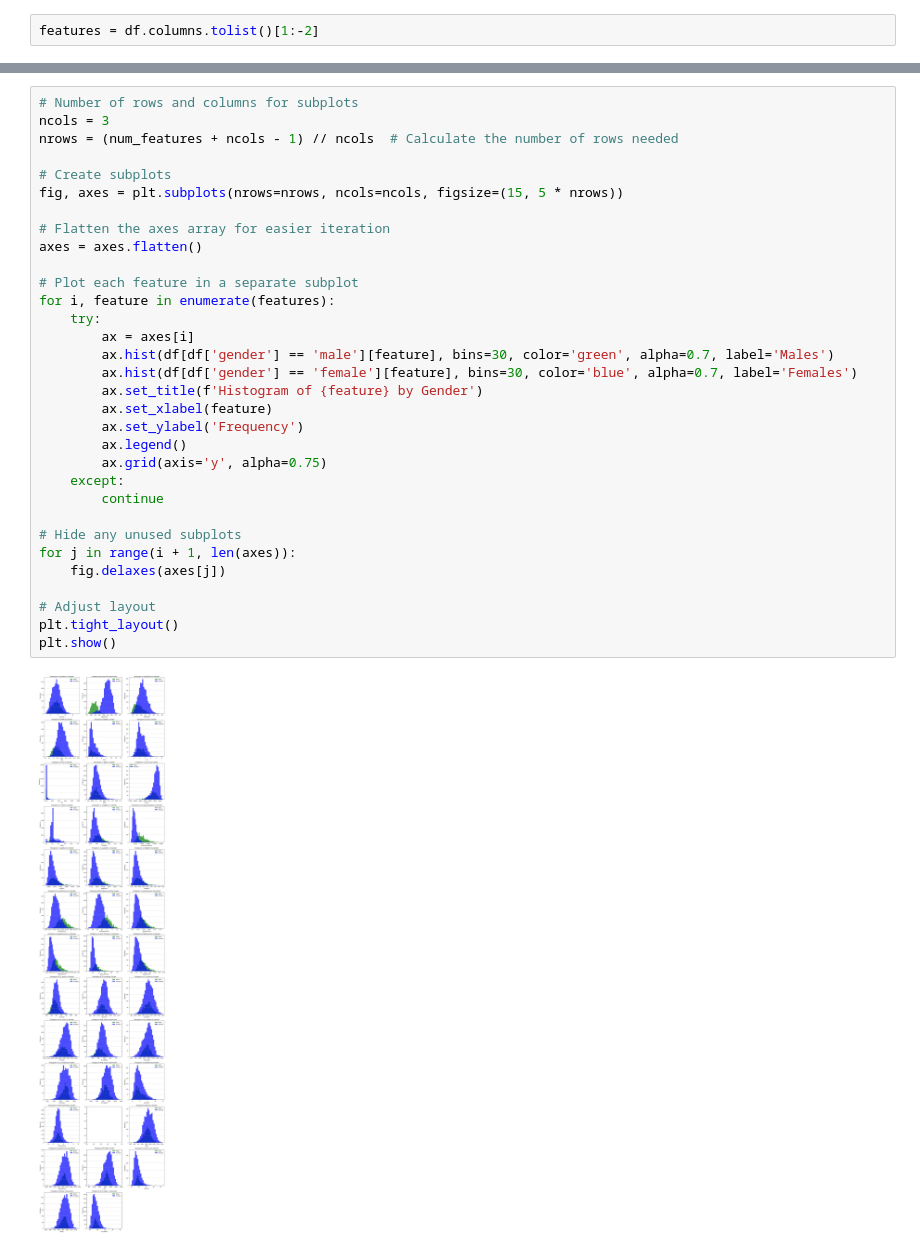
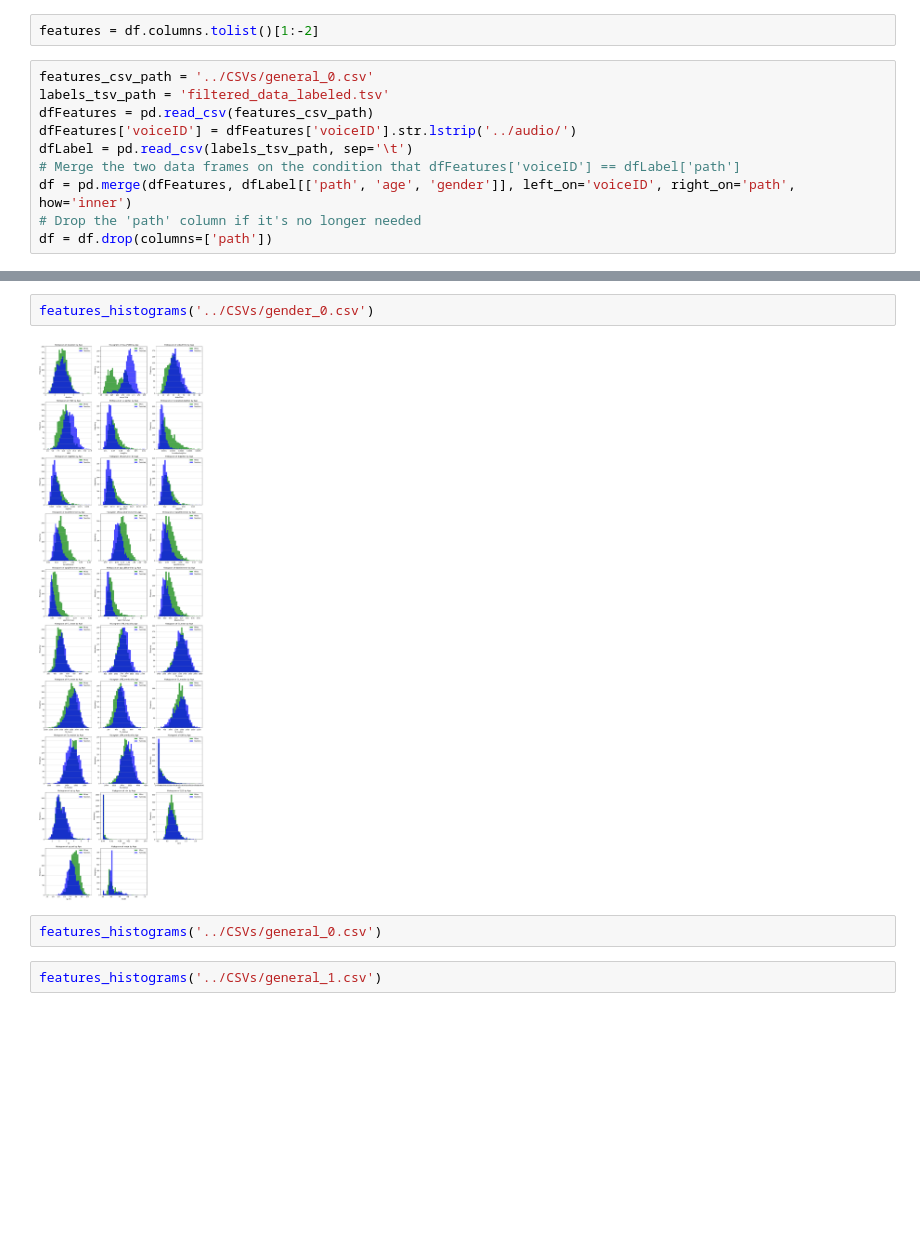
Before and after one commit to Karimgebril09/Speaker_gender_age_recognition, a Jupyter notebook: Notebooks/analysis.ipynb, the cells around one changed output, grey strips where cells are left out. Cells and saved outputs as stored; diff of their text form; blank space fills up the shorter version.

```diff
--- a/Notebooks/analysis.ipynb
+++ b/Notebooks/analysis.ipynb
@@ -86,3 +86,13 @@ plt.show()
 [figure]
 # %%
 features = df.columns.tolist()[1:-2]
+# %%
+features_csv_path = '../CSVs/general_0.csv'
+labels_tsv_path = 'filtered_data_labeled.tsv'
+dfFeatures = pd.read_csv(features_csv_path)
+dfFeatures['voiceID'] = dfFeatures['voiceID'].str.lstrip('../audio/')
+dfLabel = pd.read_csv(labels_tsv_path, sep='\t')
+# Merge the two data frames on the condition that dfFeatures['voiceID'] == dfLabel['path']
+df = pd.merge(dfFeatures, dfLabel[['path', 'age', 'gender']], left_on='voiceID', right_on='path', how='inner')
+# Drop the 'path' column if it's no longer needed
+df = df.drop(columns=['path'])
@@ -124,34 +162,8 @@ plt.show()
-# %%
-# Number of rows and columns for subplots
-ncols = 3
-nrows = (num_features + ncols - 1) // ncols  # Calculate the number of rows needed
-
-# Create subplots
-fig, axes = plt.subplots(nrows=nrows, ncols=ncols, figsize=(15, 5 * nrows))
-
-# Flatten the axes array for easier iteration
-axes = axes.flatten()
-
-# Plot each feature in a separate subplot
-for i, feature in enumerate(features):
-    try:
-        ax = axes[i]
-        ax.hist(df[df['gender'] == 'male'][feature], bins=30, color='green', alpha=0.7, label='Males')
-        ax.hist(df[df['gender'] == 'female'][feature], bins=30, color='blue', alpha=0.7, label='Females')
-        ax.set_title(f'Histogram of {feature} by Gender')
-        ax.set_xlabel(feature)
-        ax.set_ylabel('Frequency')
-        ax.legend()
-        ax.grid(axis='y', alpha=0.75)
-    except:
-        continue
-
-# Hide any unused subplots
-for j in range(i + 1, len(axes)):
-    fig.delaxes(axes[j])
-
-# Adjust layout
-plt.tight_layout()
-plt.show()
-# %% [output]
-[figure, removed]
+# %%
+features_histograms('../CSVs/gender_0.csv')
+# %% [output]
+[figure, added]
+# %%
+features_histograms('../CSVs/general_0.csv')
+# %%
+features_histograms('../CSVs/general_1.csv')
```
Also changed, not shown: parts of 3 cells of this notebook, 2 other files.
